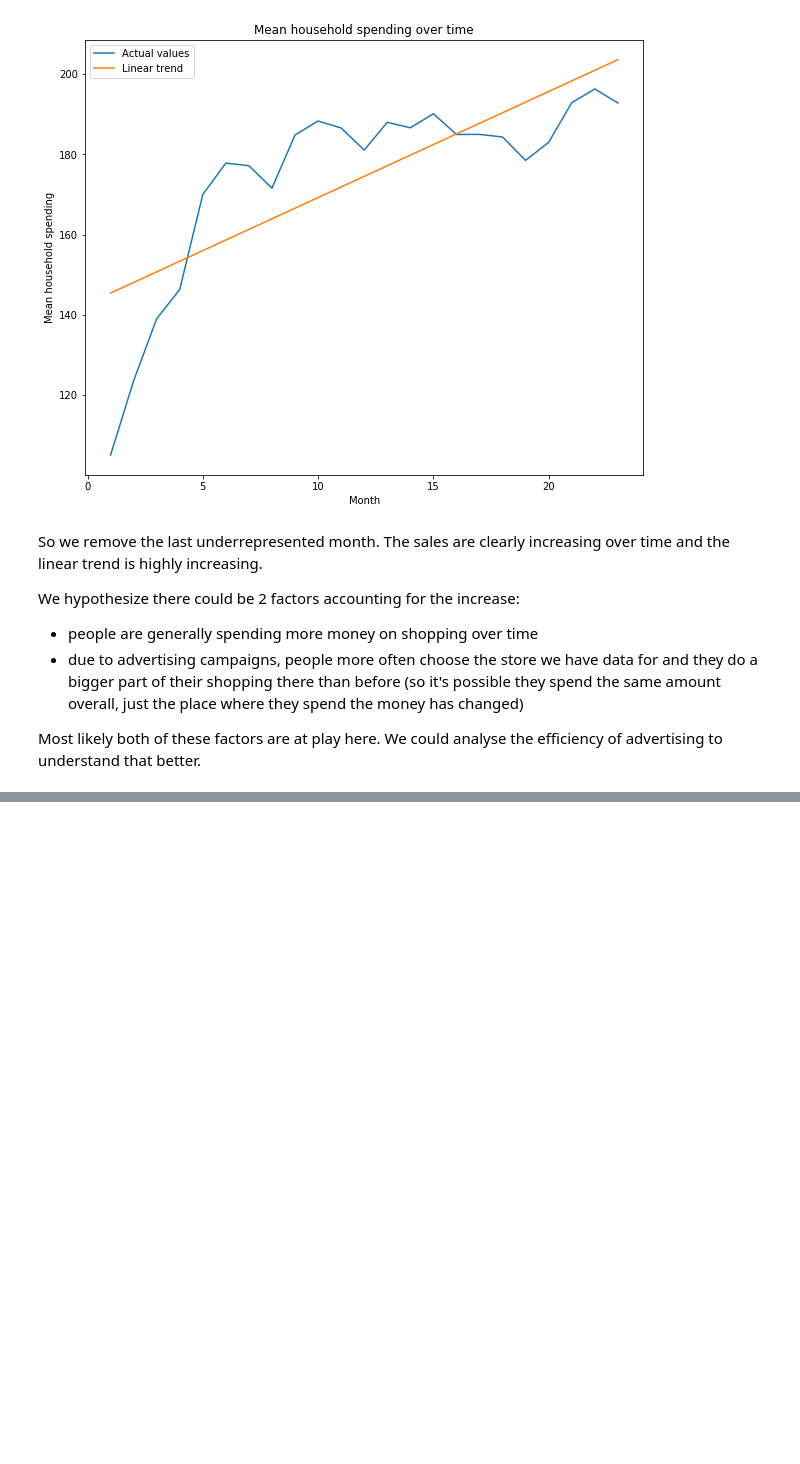
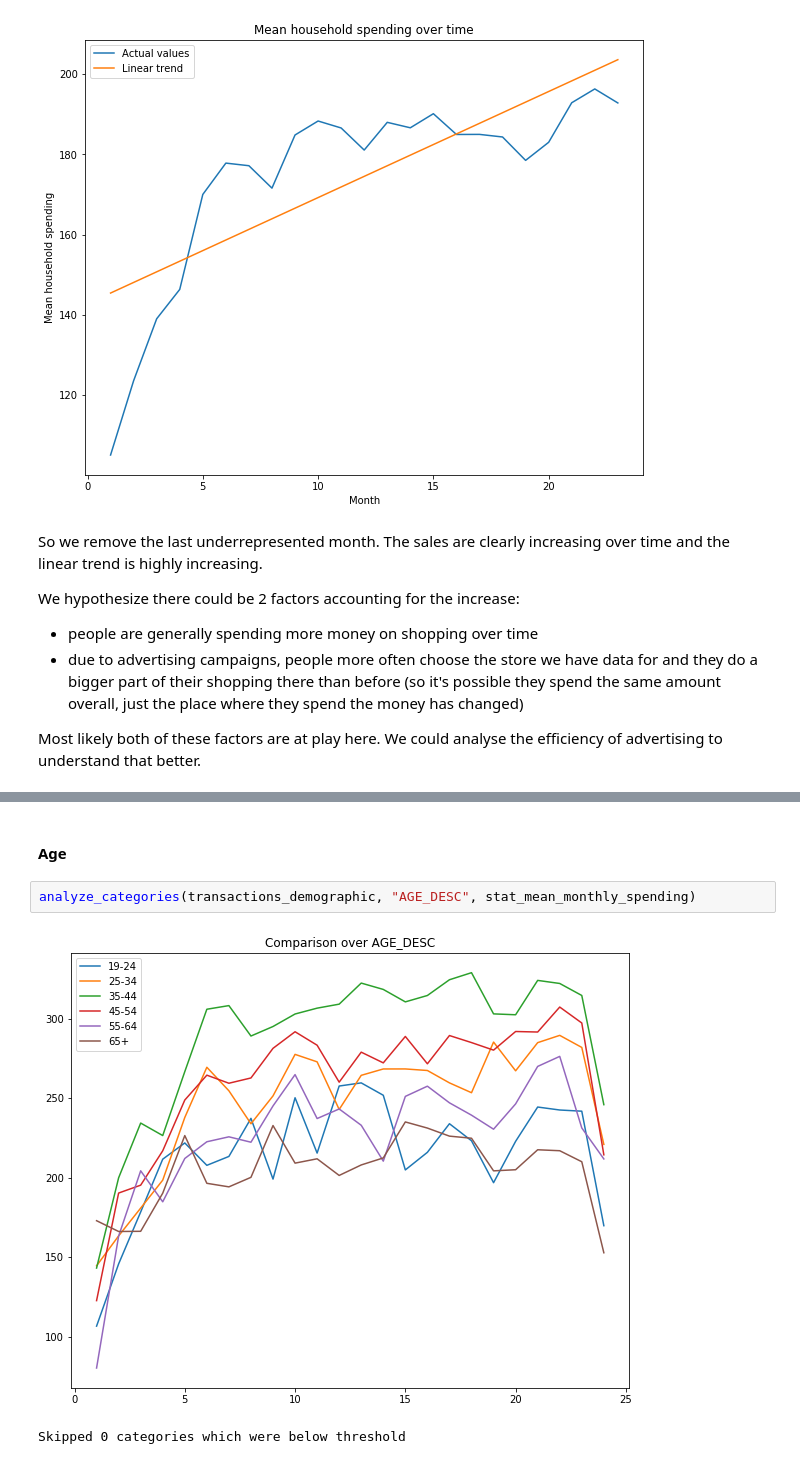
Before and after one commit to Lucianod28/Ada-project, a Jupyter notebook: Milestone2.ipynb, the cells around one changed output, grey strips where cells are left out. Cells and saved outputs as stored; diff of their text form; blank space fills up the shorter version.

```diff
--- a/Milestone2.ipynb
+++ b/Milestone2.ipynb
@@ -171,0 +218,7 @@ Most likely both of these factors are at play here. We could analyse the efficie
+# %% [markdown]
+#### Age
+# %%
+analyze_categories(transactions_demographic, "AGE_DESC", stat_mean_monthly_spending)
+# %% [output]
+[figure, added]
+Skipped 0 categories which were below threshold
```
Also changed, not shown: parts of 40 cells of this notebook.
